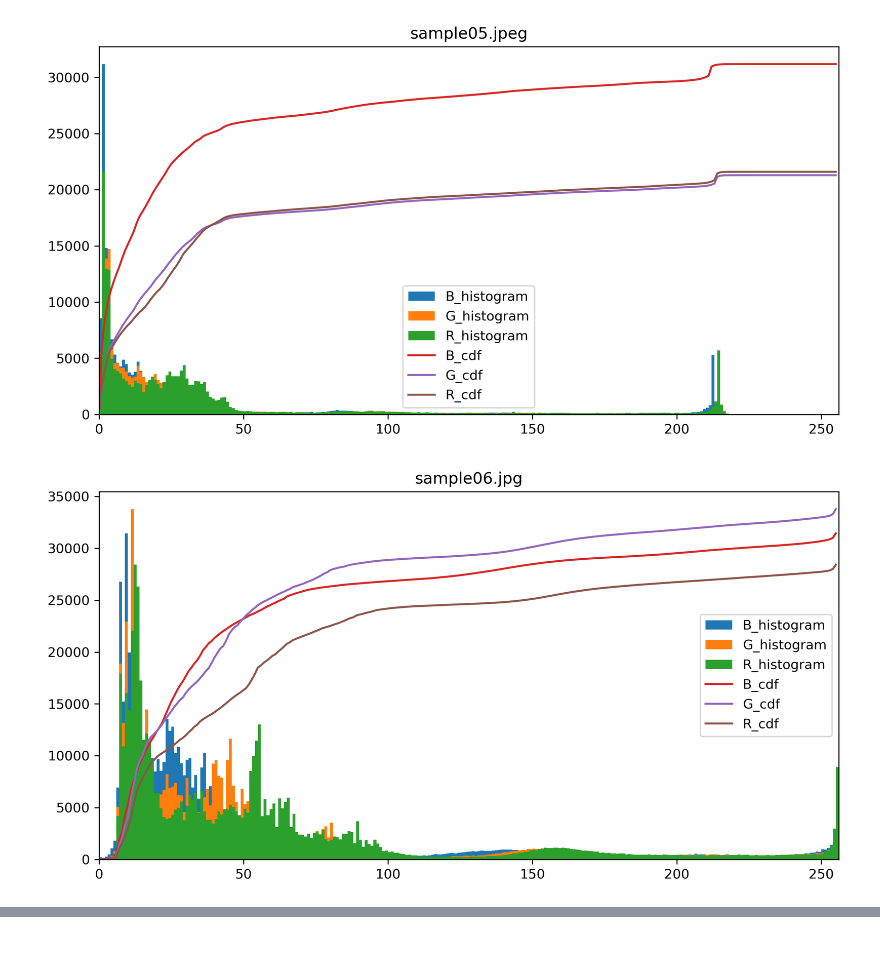
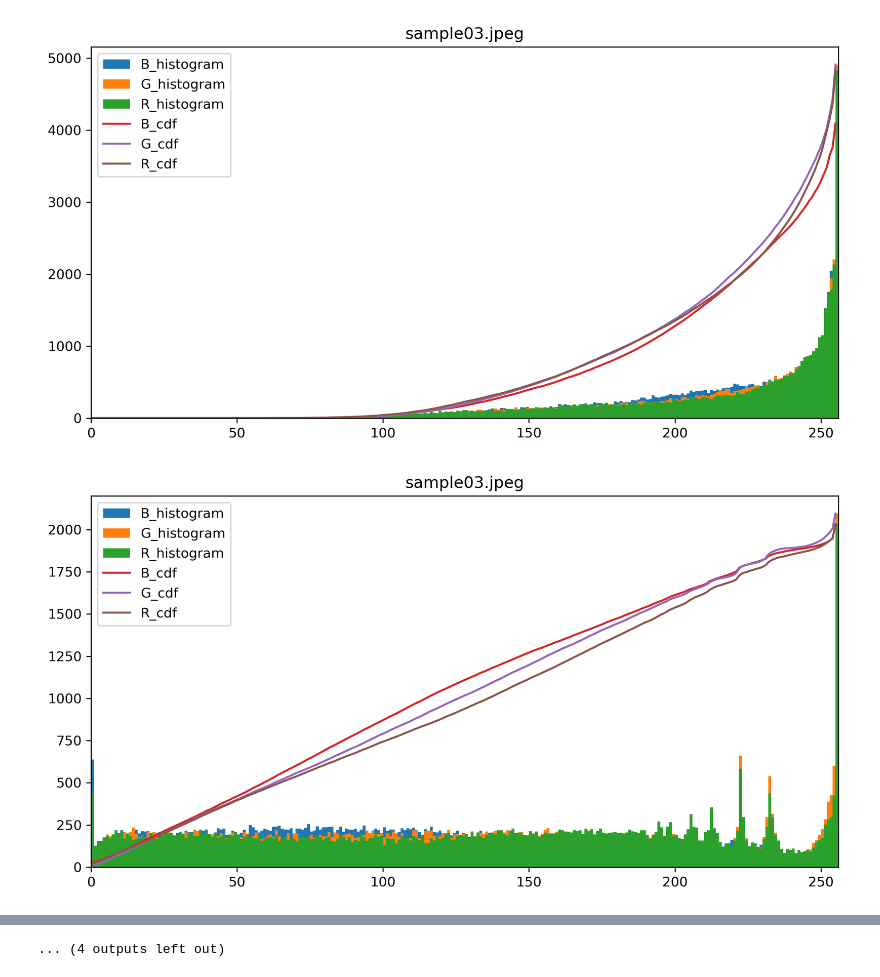
Before and after one commit to Thumbby/AI6121_CV, a Jupyter notebook: assignment_1/Plot.ipynb, the cells around one changed output, grey strips where cells are left out. Drawn from its saved outputs; the diff is of its cells as text; code cells hidden in the pictures; blank space fills up the shorter version.

```diff
--- a/assignment_1/Plot.ipynb
+++ b/assignment_1/Plot.ipynb
@@ -62,9 +62,11 @@ def plot_result(img_path, img_name, save_path='', channels=False):
         plt.savefig(save_path)
     plt.show()
 # %%
-base_path = 'sample_images/'
+base_path1 = 'sample_images/'
+base_path2 = 'HE_images/'
 imgList = ["sample01.jpg", "sample02.jpeg", "sample03.jpeg", "sample04.jpeg", "sample05.jpeg", "sample06.jpg", "sample07.jpg", "sample08.jpg"]
 for imgPath in imgList:
-    plot_result(base_path + imgPath, imgPath, channels = True)
+    plot_result(base_path1 + imgPath, imgPath, channels = True)
+    plot_result(base_path2 + imgPath, imgPath, channels = True)
 # %% [output]
 [figure]
@@ -74,2 +76,2 @@ for imgPath in imgList:
-[figure, old version]
+[figure, new version]
-[figure, old version]
+[figure, new version]
@@ -77,0 +84 @@ for imgPath in imgList:
+... (4 outputs left out)
```
Also changed, not shown: parts of 1 cell of this notebook, 16 other files.
